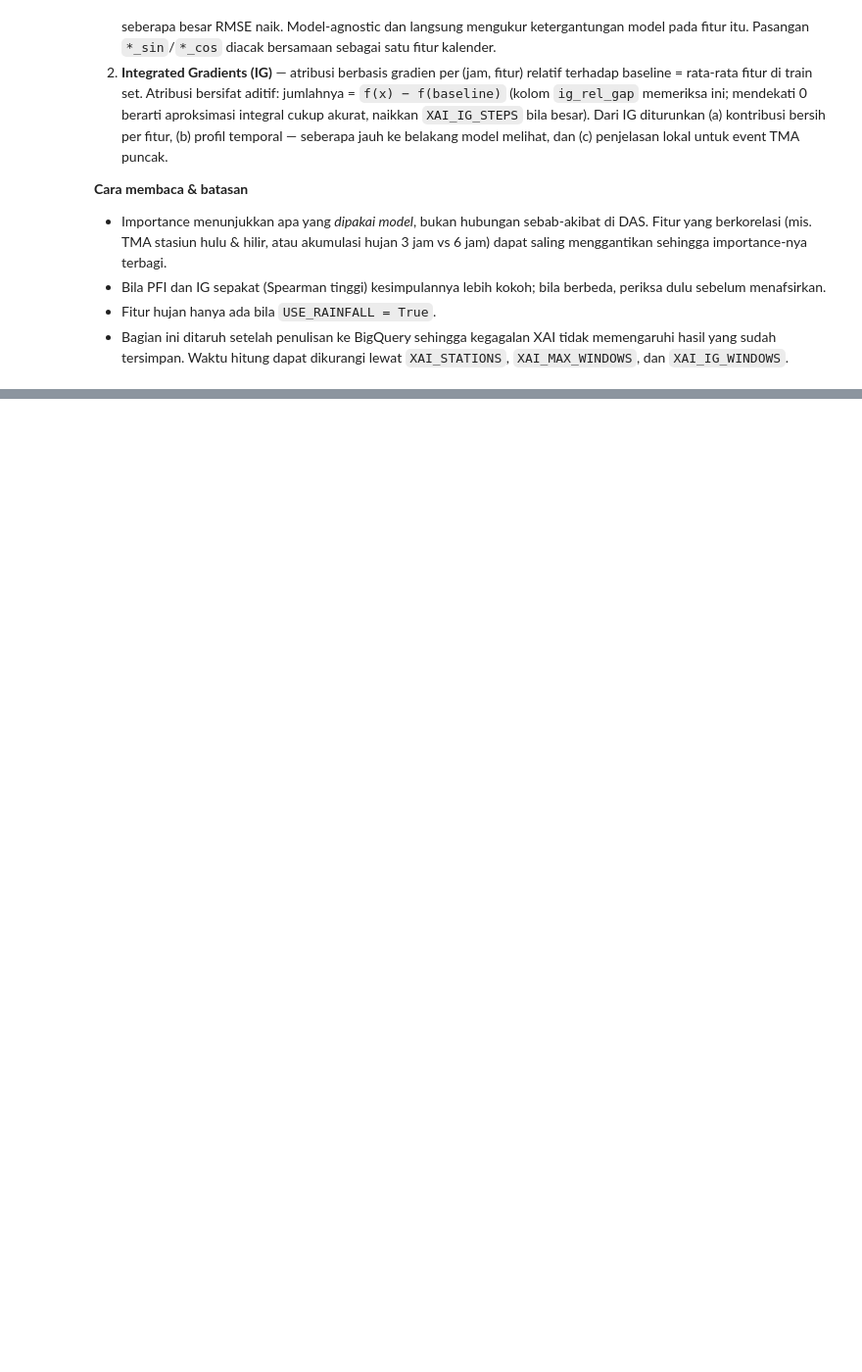
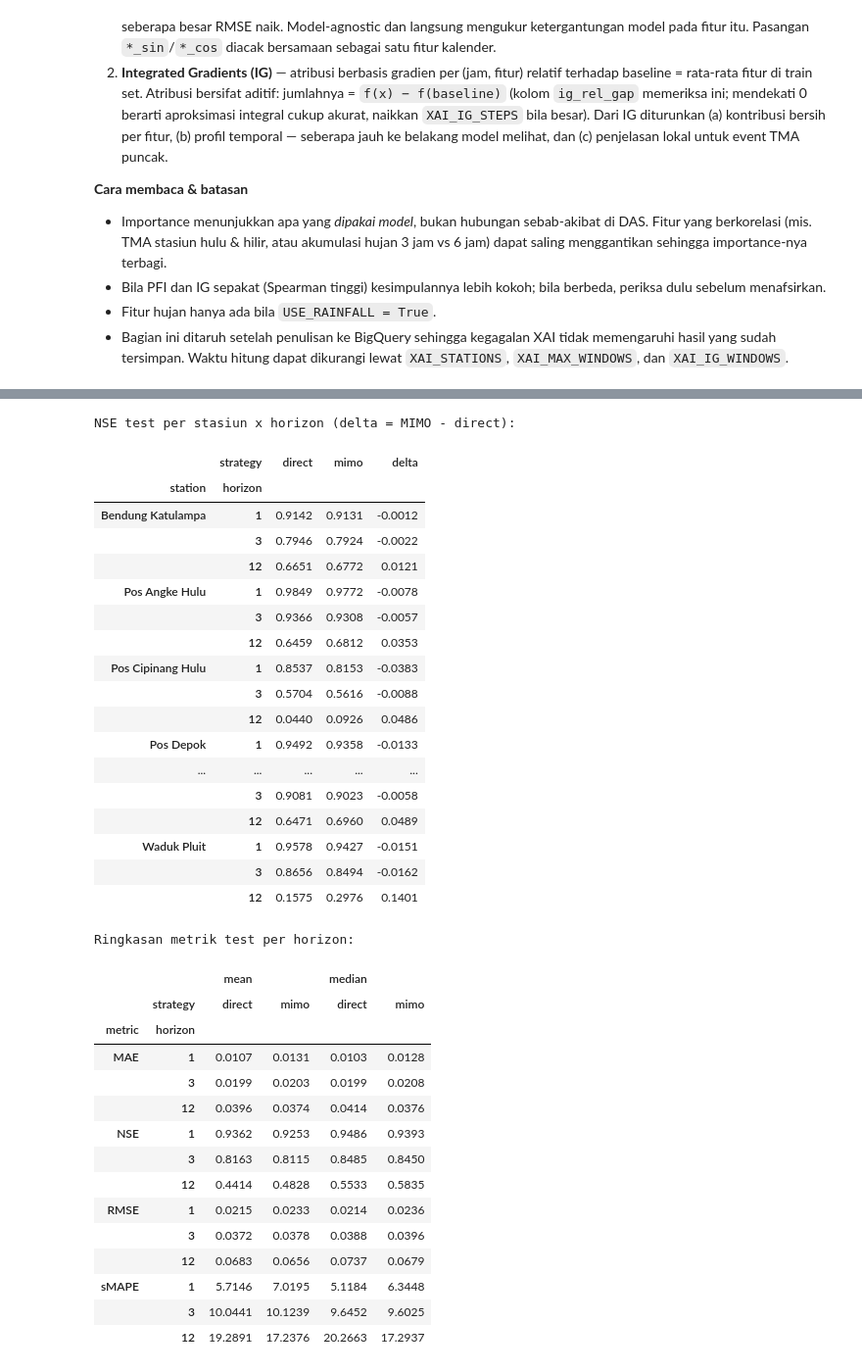
Before and after one commit to VincenzoJasonCarter/flood-forecasting-pipeline, a Jupyter notebook: notebooks_training/03_GRU.ipynb, the cells around one changed output, grey strips where cells are left out. Shown at 98% size. Drawn from its saved outputs; the diff is of its cells as text; code cells hidden in the pictures; blank space fills up the shorter version.

```diff
--- a/notebooks_training/03_GRU.ipynb
+++ b/notebooks_training/03_GRU.ipynb
@@ -734,0 +1051,73 @@ plt.show()
+# %%
+# --- Ringkasan perbandingan ---------------------------------------------------
+from scipy.stats import wilcoxon
+
+nse = (comparison_df[comparison_df.metric == "NSE"]
+       .pivot_table(index=["station", "horizon"], columns="strategy", values="value"))
+nse["delta"] = nse["mimo"] - nse["direct"]   # > 0 = MIMO lebih baik
+
+print("NSE test per stasiun x horizon (delta = MIMO - direct):")
+display(nse.round(4))
+
+# Mean & median tiap metrik per horizon. NSE: lebih tinggi lebih baik; lainnya: lebih rendah.
+summary = (comparison_df.groupby(["metric", "horizon", "strategy"])["value"]
+           .agg(["mean", "median"]).unstack("strategy"))
+print("\nRingkasan metrik test per horizon:")
+display(summary.round(4))
+
+mimo_wins = int((nse["delta"] > 0).sum())
+print(f"\nMIMO lebih baik (NSE) di {mimo_wins} dari {len(nse)} kombinasi stasiun x horizon.")
+for h in HORIZONS:
+    d = nse.xs(h, level="horizon")["delta"]
+    print(f"  h+{h:<2}: MIMO menang {int((d > 0).sum())}/{len(d)} | "
+          f"median delta NSE = {d.median():+.4f}")
+
+# Uji Wilcoxon signed-rank (berpasangan) atas selisih NSE di semua kombinasi.
+stat, p_value = wilcoxon(nse["mimo"], nse["direct"])
+print(f"\nWilcoxon signed-rank (NSE MIMO vs direct, n={len(nse)}): W={stat:.1f}, p={p_value:.4f}")
+
+# Efisiensi: jumlah model, parameter, dan waktu training MIMO.
+n_feats = {s: len(features_for(s)) for s in station_cols}
+direct_params = sum(n_params(GRUForecaster(n_features=n_feats[s])) for s in station_cols) * len(HORIZONS)
+mimo_params   = sum(n_params(m) for m in mimo_models.values())
+print(f"\nJumlah model     : direct {len(station_cols) * len(HORIZONS)} | MIMO {len(mimo_models)}")
+print(f"Total parameter  : direct {direct_params:,} | MIMO {mimo_params:,} "
+      f"({mimo_params / direct_params:.1%} dari direct)")
+print(f"Waktu training MIMO: {sum(i['seconds'] for i in mimo_train_info.values()) / 60:.1f} menit "
+      f"(waktu training direct tidak dicatat di notebook ini)")
+# %% [output]
+NSE test per stasiun x horizon (delta = MIMO - direct):
+|  | strategy | direct | mimo | delta |
+| station | horizon |  |  |  |
+| Bendung Katulampa | 1 | 0.9142 | 0.9131 | -0.0012 |
+|  | 3 | 0.7946 | 0.7924 | -0.0022 |
+|  | 12 | 0.6651 | 0.6772 | 0.0121 |
+| Pos Angke Hulu | 1 | 0.9849 | 0.9772 | -0.0078 |
+|  | 3 | 0.9366 | 0.9308 | -0.0057 |
+|  | 12 | 0.6459 | 0.6812 | 0.0353 |
+| Pos Cipinang Hulu | 1 | 0.8537 | 0.8153 | -0.0383 |
+|  | 3 | 0.5704 | 0.5616 | -0.0088 |
+|  | 12 | 0.0440 | 0.0926 | 0.0486 |
+| Pos Depok | 1 | 0.9492 | 0.9358 | -0.0133 |
+| ... | ... | ... | ... | ... |
+|  | 3 | 0.9081 | 0.9023 | -0.0058 |
+|  | 12 | 0.6471 | 0.6960 | 0.0489 |
+| Waduk Pluit | 1 | 0.9578 | 0.9427 | -0.0151 |
+|  | 3 | 0.8656 | 0.8494 | -0.0162 |
+|  | 12 | 0.1575 | 0.2976 | 0.1401 |
+Ringkasan metrik test per horizon:
+|  |  | mean |  | median |  |
+|  | strategy | direct | mimo | direct | mimo |
+| metric | horizon |  |  |  |  |
+| MAE | 1 | 0.0107 | 0.0131 | 0.0103 | 0.0128 |
+|  | 3 | 0.0199 | 0.0203 | 0.0199 | 0.0208 |
+|  | 12 | 0.0396 | 0.0374 | 0.0414 | 0.0376 |
+| NSE | 1 | 0.9362 | 0.9253 | 0.9486 | 0.9393 |
+|  | 3 | 0.8163 | 0.8115 | 0.8485 | 0.8450 |
+|  | 12 | 0.4414 | 0.4828 | 0.5533 | 0.5835 |
+| RMSE | 1 | 0.0215 | 0.0233 | 0.0214 | 0.0236 |
+|  | 3 | 0.0372 | 0.0378 | 0.0388 | 0.0396 |
+|  | 12 | 0.0683 | 0.0656 | 0.0737 | 0.0679 |
+| sMAPE | 1 | 5.7146 | 7.0195 | 5.1184 | 6.3448 |
+|  | 3 | 10.0441 | 10.1239 | 9.6452 | 9.6025 |
+|  | 12 | 19.2891 | 17.2376 | 20.2663 | 17.2937 |
```
Also changed, not shown: parts of 24 cells of this notebook, 6 other files.
